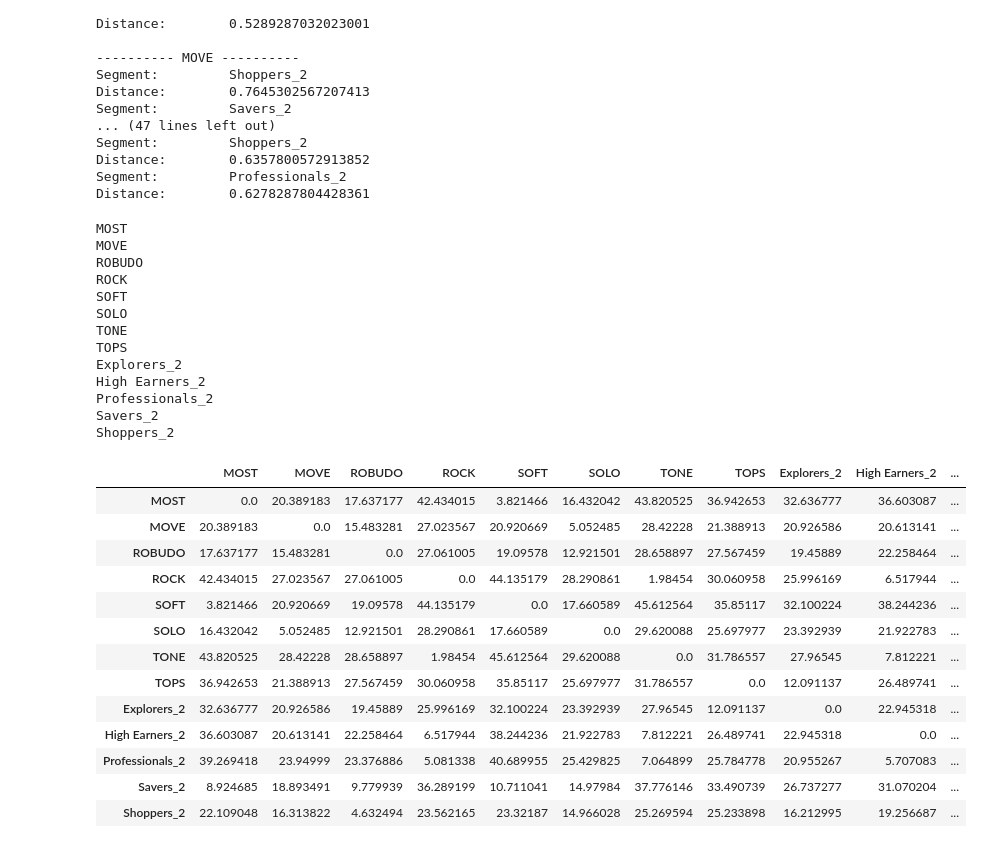
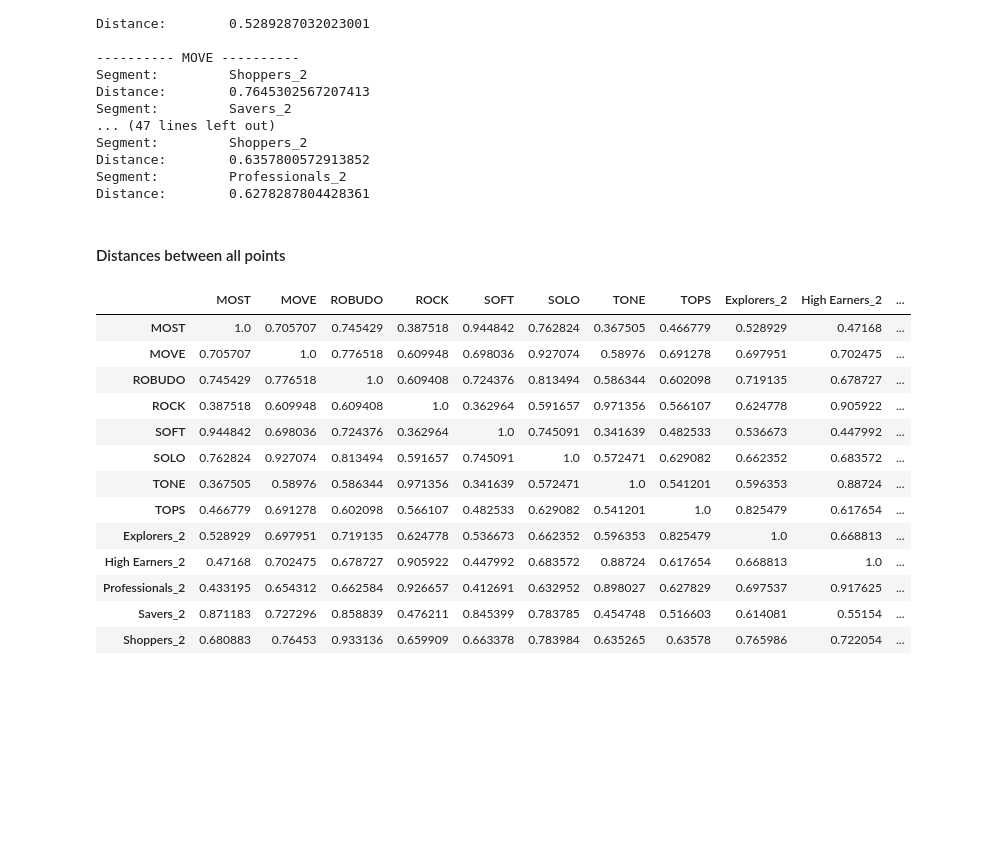
Before and after one commit to FedericoCortesi/Markstrat, a Jupyter notebook: main.ipynb, the cells around one changed output. Drawn from its saved outputs; the diff is of its cells as text; code cells hidden in the pictures; blank space fills up the shorter version.

```diff
--- a/main.ipynb
+++ b/main.ipynb
@@ -168,0 +171,16 @@ Distance:        0.6816430182947868
+# %%
+df_all_sem = son.get_comprehensive_df_semantic()
+index = df_all_sem.index
+
+distances = an.compute_distance_centroids(df_all_sem, df_all_sem)[3]
+
+
+df_out = pd.DataFrame(columns=index, index=index)
+
+for i, start in enumerate(index):
+    index_to_search = index[i:]
+    for stop in index_to_search:
+        df_out.loc[start, stop] = distances[start][stop]
+        df_out.loc[stop, start] = distances[start][stop]
+
+df_out
@@ -249,48 +282,36 @@ Segment:         Shoppers_2
 Distance:        0.6357800572913852
 Segment:         Professionals_2
 Distance:        0.6278287804428361
+# %% [markdown]
+#### Distances between all points
 # %%
 df_all_mds = son.get_comprehensive_df_mds()
 index = df_all_mds.index
 
-distances = an.compute_distance_centroids(df_all_mds, df_all_mds, weighted="eq", max_distance_1D=40)[0]
+distances = an.compute_distance_centroids(df_all_mds, df_all_mds, weighted="eq", max_distance_1D=40)[3]
 
 
 df_out = pd.DataFrame(columns=index, index=index)
 
 for i, start in enumerate(index):
-    print(start)
     index_to_search = index[i:]
     for stop in index_to_search:
         df_out.loc[start, stop] = distances[start][stop]
         df_out.loc[stop, start] = distances[start][stop]
 
 df_out
 # %% [output]
-MOST
-MOVE
-ROBUDO
-ROCK
-SOFT
-SOLO
-TONE
-TOPS
-Explorers_2
-High Earners_2
-Professionals_2
-Savers_2
-Shoppers_2
 |  | MOST | MOVE | ROBUDO | ROCK | SOFT | SOLO | TONE | TOPS | Explorers_2 | High Earners_2 | ... |
-| MOST | 0.0 | 20.389183 | 17.637177 | 42.434015 | 3.821466 | 16.432042 | 43.820525 | 36.942653 | 32.636777 | 36.603087 | ... |
-| MOVE | 20.389183 | 0.0 | 15.483281 | 27.023567 | 20.920669 | 5.052485 | 28.42228 | 21.388913 | 20.926586 | 20.613141 | ... |
-| ROBUDO | 17.637177 | 15.483281 | 0.0 | 27.061005 | 19.09578 | 12.921501 | 28.658897 | 27.567459 | 19.45889 | 22.258464 | ... |
-| ROCK | 42.434015 | 27.023567 | 27.061005 | 0.0 | 44.135179 | 28.290861 | 1.98454 | 30.060958 | 25.996169 | 6.517944 | ... |
-| SOFT | 3.821466 | 20.920669 | 19.09578 | 44.135179 | 0.0 | 17.660589 | 45.612564 | 35.85117 | 32.100224 | 38.244236 | ... |
-| SOLO | 16.432042 | 5.052485 | 12.921501 | 28.290861 | 17.660589 | 0.0 | 29.620088 | 25.697977 | 23.392939 | 21.922783 | ... |
-| TONE | 43.820525 | 28.42228 | 28.658897 | 1.98454 | 45.612564 | 29.620088 | 0.0 | 31.786557 | 27.96545 | 7.812221 | ... |
-| TOPS | 36.942653 | 21.388913 | 27.567459 | 30.060958 | 35.85117 | 25.697977 | 31.786557 | 0.0 | 12.091137 | 26.489741 | ... |
-| Explorers_2 | 32.636777 | 20.926586 | 19.45889 | 25.996169 | 32.100224 | 23.392939 | 27.96545 | 12.091137 | 0.0 | 22.945318 | ... |
-| High Earners_2 | 36.603087 | 20.613141 | 22.258464 | 6.517944 | 38.244236 | 21.922783 | 7.812221 | 26.489741 | 22.945318 | 0.0 | ... |
-| Professionals_2 | 39.269418 | 23.94999 | 23.376886 | 5.081338 | 40.689955 | 25.429825 | 7.064899 | 25.784778 | 20.955267 | 5.707083 | ... |
-| Savers_2 | 8.924685 | 18.893491 | 9.779939 | 36.289199 | 10.711041 | 14.97984 | 37.776146 | 33.490739 | 26.737277 | 31.070204 | ... |
-| Shoppers_2 | 22.109048 | 16.313822 | 4.632494 | 23.562165 | 23.32187 | 14.966028 | 25.269594 | 25.233898 | 16.212995 | 19.256687 | ... |
+| MOST | 1.0 | 0.705707 | 0.745429 | 0.387518 | 0.944842 | 0.762824 | 0.367505 | 0.466779 | 0.528929 | 0.47168 | ... |
+| MOVE | 0.705707 | 1.0 | 0.776518 | 0.609948 | 0.698036 | 0.927074 | 0.58976 | 0.691278 | 0.697951 | 0.702475 | ... |
+| ROBUDO | 0.745429 | 0.776518 | 1.0 | 0.609408 | 0.724376 | 0.813494 | 0.586344 | 0.602098 | 0.719135 | 0.678727 | ... |
+| ROCK | 0.387518 | 0.609948 | 0.609408 | 1.0 | 0.362964 | 0.591657 | 0.971356 | 0.566107 | 0.624778 | 0.905922 | ... |
+| SOFT | 0.944842 | 0.698036 | 0.724376 | 0.362964 | 1.0 | 0.745091 | 0.341639 | 0.482533 | 0.536673 | 0.447992 | ... |
+| SOLO | 0.762824 | 0.927074 | 0.813494 | 0.591657 | 0.745091 | 1.0 | 0.572471 | 0.629082 | 0.662352 | 0.683572 | ... |
+| TONE | 0.367505 | 0.58976 | 0.586344 | 0.971356 | 0.341639 | 0.572471 | 1.0 | 0.541201 | 0.596353 | 0.88724 | ... |
+| TOPS | 0.466779 | 0.691278 | 0.602098 | 0.566107 | 0.482533 | 0.629082 | 0.541201 | 1.0 | 0.825479 | 0.617654 | ... |
+| Explorers_2 | 0.528929 | 0.697951 | 0.719135 | 0.624778 | 0.536673 | 0.662352 | 0.596353 | 0.825479 | 1.0 | 0.668813 | ... |
+| High Earners_2 | 0.47168 | 0.702475 | 0.678727 | 0.905922 | 0.447992 | 0.683572 | 0.88724 | 0.617654 | 0.668813 | 1.0 | ... |
+| Professionals_2 | 0.433195 | 0.654312 | 0.662584 | 0.926657 | 0.412691 | 0.632952 | 0.898027 | 0.627829 | 0.697537 | 0.917625 | ... |
+| Savers_2 | 0.871183 | 0.727296 | 0.858839 | 0.476211 | 0.845399 | 0.783785 | 0.454748 | 0.516603 | 0.614081 | 0.55154 | ... |
+| Shoppers_2 | 0.680883 | 0.76453 | 0.933136 | 0.659909 | 0.663378 | 0.783984 | 0.635265 | 0.63578 | 0.765986 | 0.722054 | ... |
```
Also changed, not shown: parts of 5 cells of this notebook, 1 other file.
